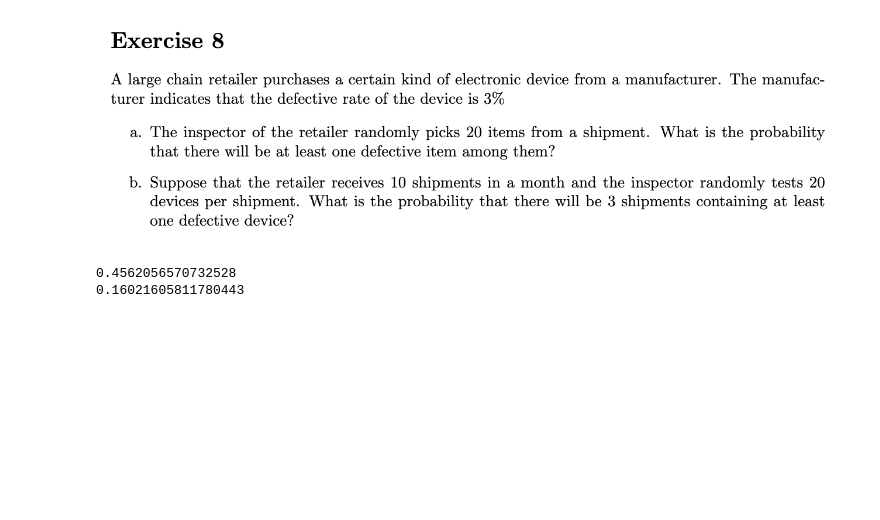
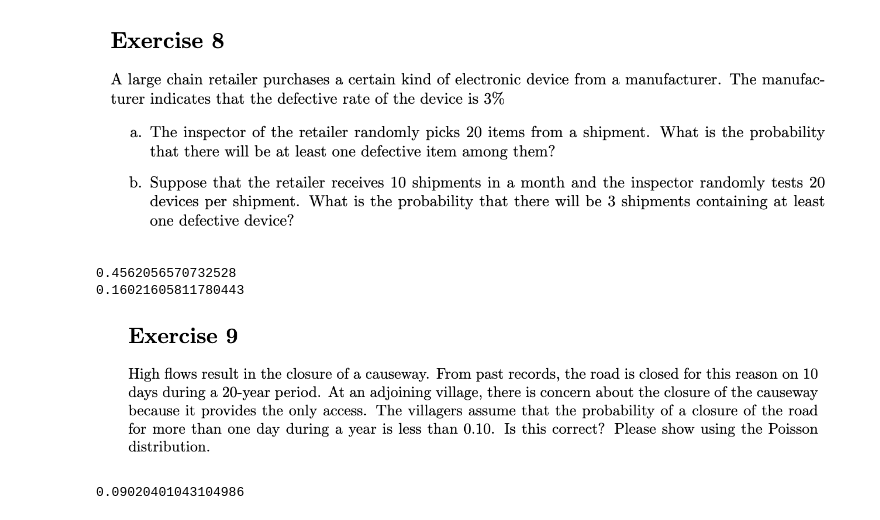
Before and after one commit to LilianBittar/StochasticModellingAndProcesses, a Jupyter notebook: session02/s2-problem-set-solutions.ipynb, the cells around one changed output. Saved outputs shown, nothing was run; the diff lists cells and outputs as text; code cells hidden in the pictures; blank space fills up the shorter version.

```diff
--- a/session02/s2-problem-set-solutions.ipynb
+++ b/session02/s2-problem-set-solutions.ipynb
@@ -231,3 +231,23 @@ print(result2)
 # %% [output]
 0.4562056570732528
 0.16021605811780443
+# %%
+Image('https://cdn.mathpix.com/snip/images/VfrEppUFROwCBLeLaOep4brzt9mkpSkbK4Yakl3A2Mk.original.fullsize.png')
+# %% [output]
+[figure, added]
+# %%
+#
+lambda1 = 10 #days
+period1 = 20 #years
+
+period2 = 1 #year
+
+lambda2 = lambda1 * period2 / period1 #from the formula
+lambda2 = 1/2 #from the formula
+
+result = poisson.sf(1, lambda2)
+print(result)
+
+# the result is 0.0902 < 0.10 which means the problem statement is true
+# %% [output]
+0.09020401043104986
```
